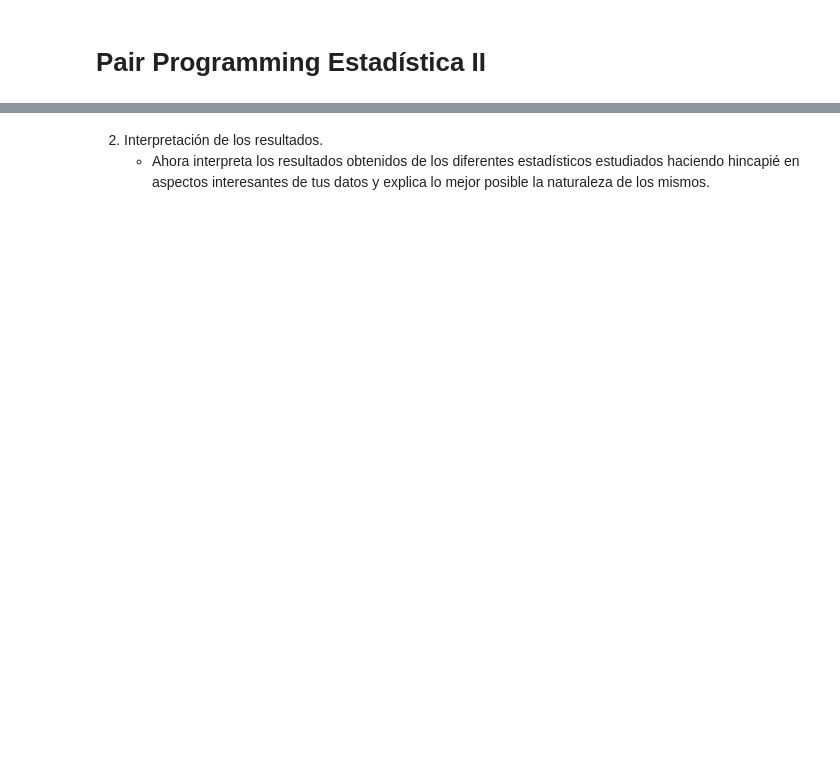
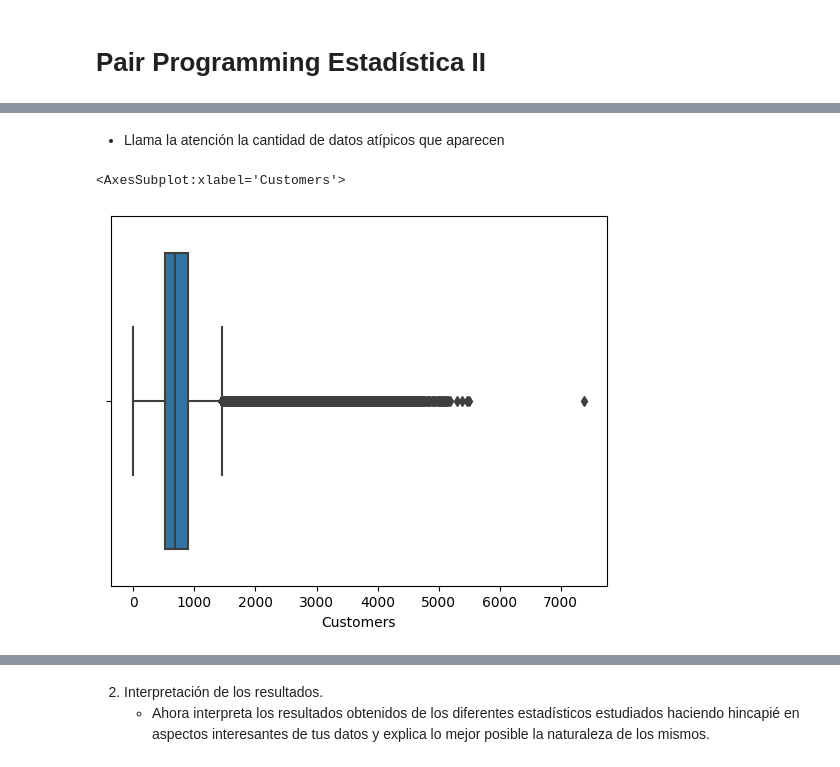
Before and after one commit to Adalab/promo-d-da-modulo2-sprint1-cassia-maitane, a Jupyter notebook: estadistica/estadistica-II-cuartiles-tabla-frecuencias.ipynb, the cells around one changed output, grey strips where cells are left out. Cells and saved outputs as stored; diff of their text form; code cells hidden in the pictures; blank space fills up the shorter version.

```diff
--- a/estadistica/estadistica-II-cuartiles-tabla-frecuencias.ipynb
+++ b/estadistica/estadistica-II-cuartiles-tabla-frecuencias.ipynb
@@ -23,0 +93,8 @@ Los objetivos de hoy son:
+# %% [markdown]
+- Llama la atención la cantidad de datos atípicos que aparecen
+# %%
+# Boxplot de la columna 'Customers'
+sns.boxplot(x=df['Customers'], data=df)
+# %% [output]
+<AxesSubplot:xlabel='Customers'>
+[figure, added]
```
Also changed, not shown: parts of 18 cells of this notebook, 2 other files.
